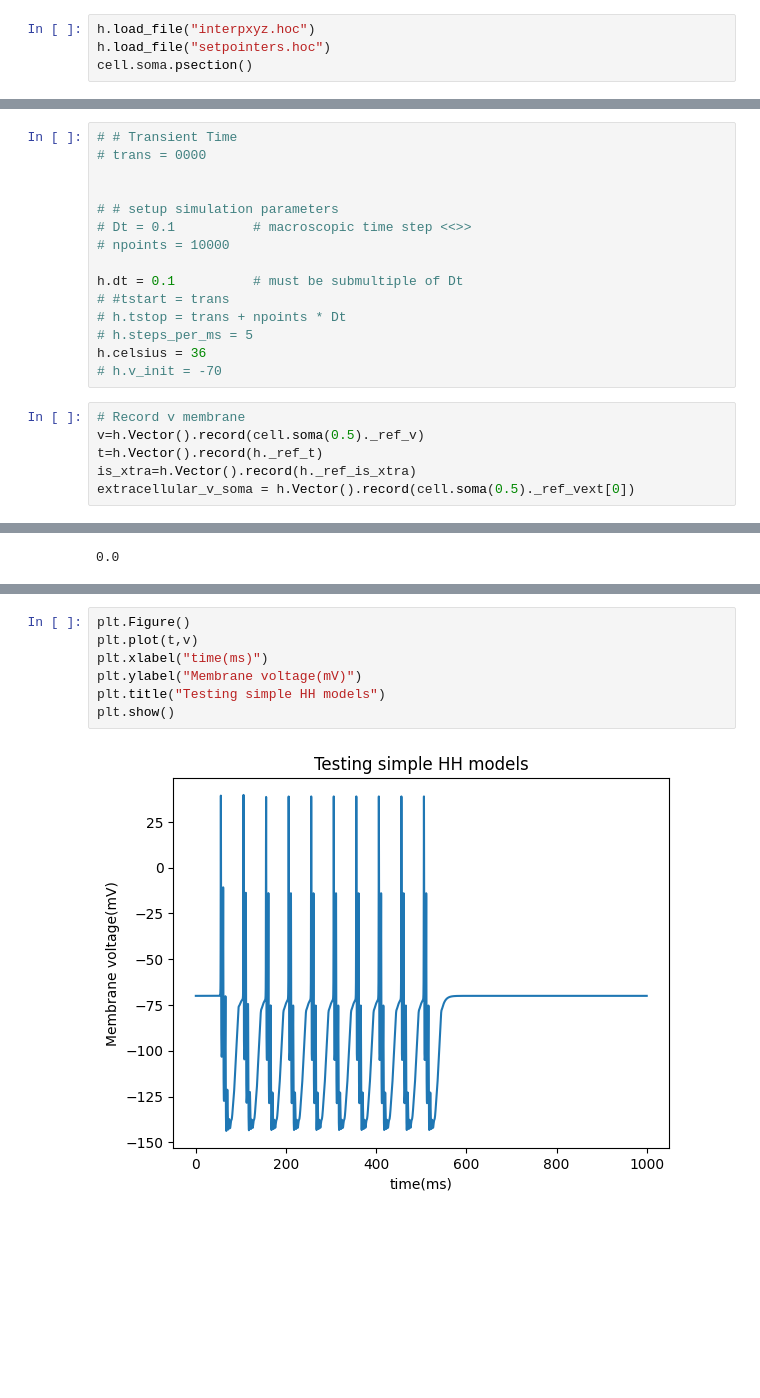
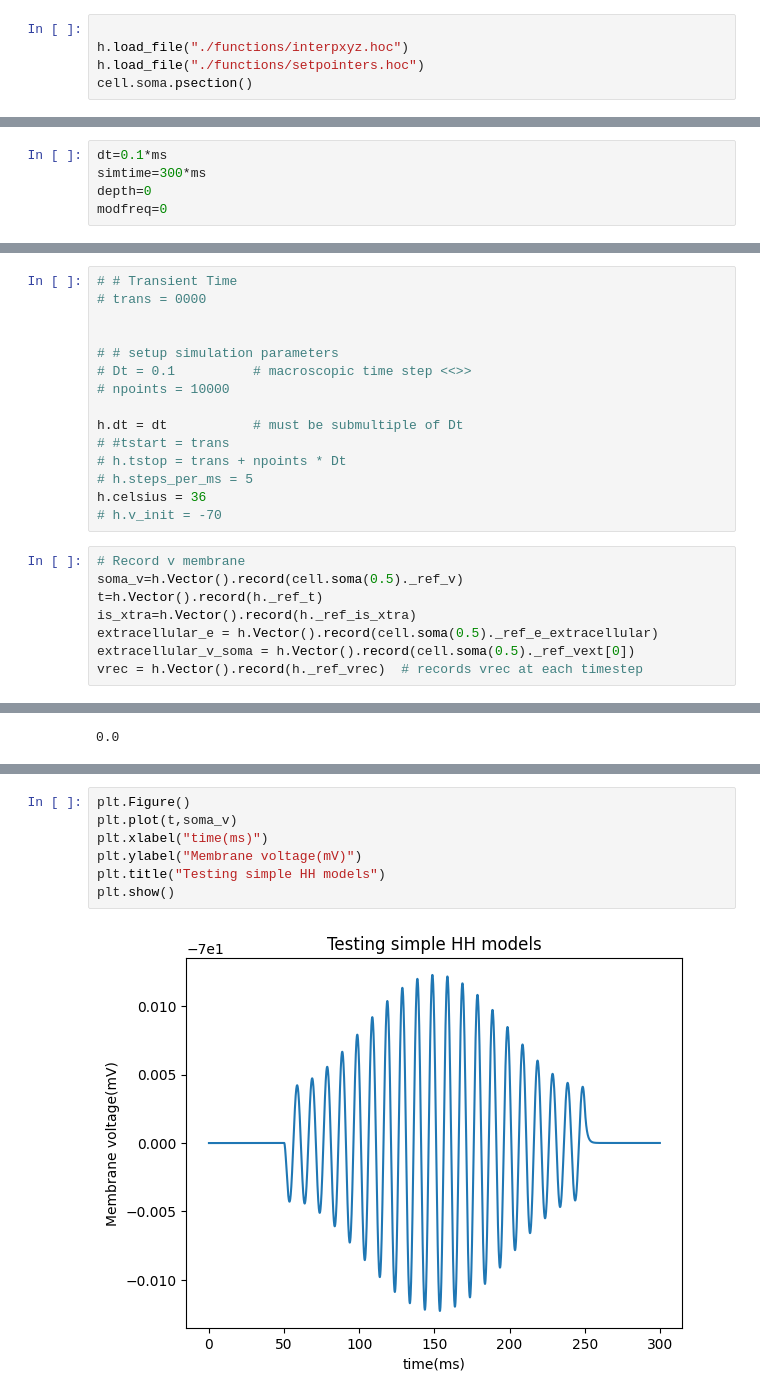
Before and after one commit to pedrofurrix/HH_simple, a Jupyter notebook: Test_ec.ipynb, the cells around one changed output, grey strips where cells are left out. Saved outputs shown, nothing was run; the diff lists cells and outputs as text; blank space fills up the shorter version.

```diff
--- a/Test_ec.ipynb
+++ b/Test_ec.ipynb
@@ -28,6 +36,7 @@ for sec in cell.all:
 # %%
-h.load_file("interpxyz.hoc")
-h.load_file("setpointers.hoc")
+
+h.load_file("./functions/interpxyz.hoc")
+h.load_file("./functions/setpointers.hoc")
 cell.soma.psection()
 # %% [output]
 After any change to cell geometry or nseg, be sure to invoke setpointers()
@@ -69 +96,6 @@ set_uniform_field_between_plates(v_plate,distance,field_orientation,ref_point)
+# %%
+dt=0.1*ms
+simtime=300*ms
+depth=0
+modfreq=0
 # %%
@@ -120,7 +196,7 @@ print(1)
 # Dt = 0.1			# macroscopic time step <<>>
 # npoints = 10000
 
-h.dt = 0.1			# must be submultiple of Dt
+h.dt = dt			# must be submultiple of Dt
 # #tstart = trans
 # h.tstop = trans + npoints * Dt
 # h.steps_per_ms = 5
@@ -128,10 +204,12 @@ h.celsius = 36
 # h.v_init = -70
 # %%
 # Record v membrane
-v=h.Vector().record(cell.soma(0.5)._ref_v)
+soma_v=h.Vector().record(cell.soma(0.5)._ref_v)
 t=h.Vector().record(h._ref_t)
 is_xtra=h.Vector().record(h._ref_is_xtra)
+extracellular_e = h.Vector().record(cell.soma(0.5)._ref_e_extracellular)
 extracellular_v_soma = h.Vector().record(cell.soma(0.5)._ref_vext[0])
+vrec = h.Vector().record(h._ref_vrec)  # records vrec at each timestep
 # %%
 h.finitialize(cell.v_init)
 h.continuerun(simtime)
@@ -161,12 +251,12 @@ plt.show()
 # %%
 plt.Figure()
-plt.plot(t,v)
+plt.plot(t,soma_v)
 plt.xlabel("time(ms)")
 plt.ylabel("Membrane voltage(mV)")
 plt.title("Testing simple HH models")
 plt.show()
 # %% [output]
-[figure, old version]
+[figure, new version]
 # %%
 print(cell.spike_times)
 spiketimes = cell.spike_times.to_python()
```
Also changed, not shown: parts of 14 cells of this notebook, 19 other files.
